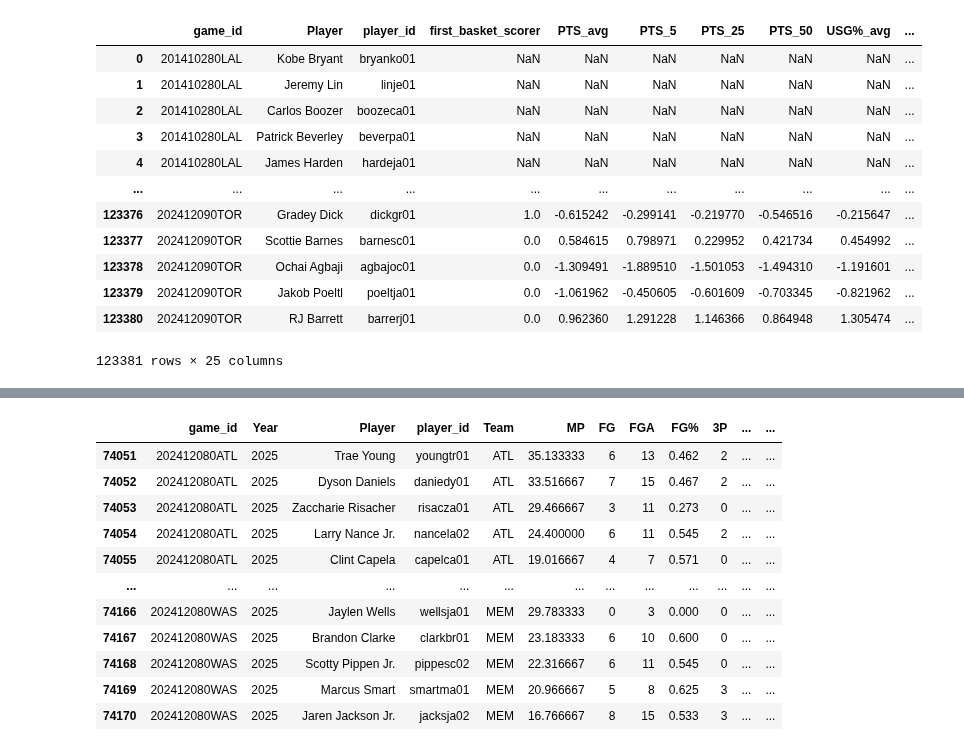
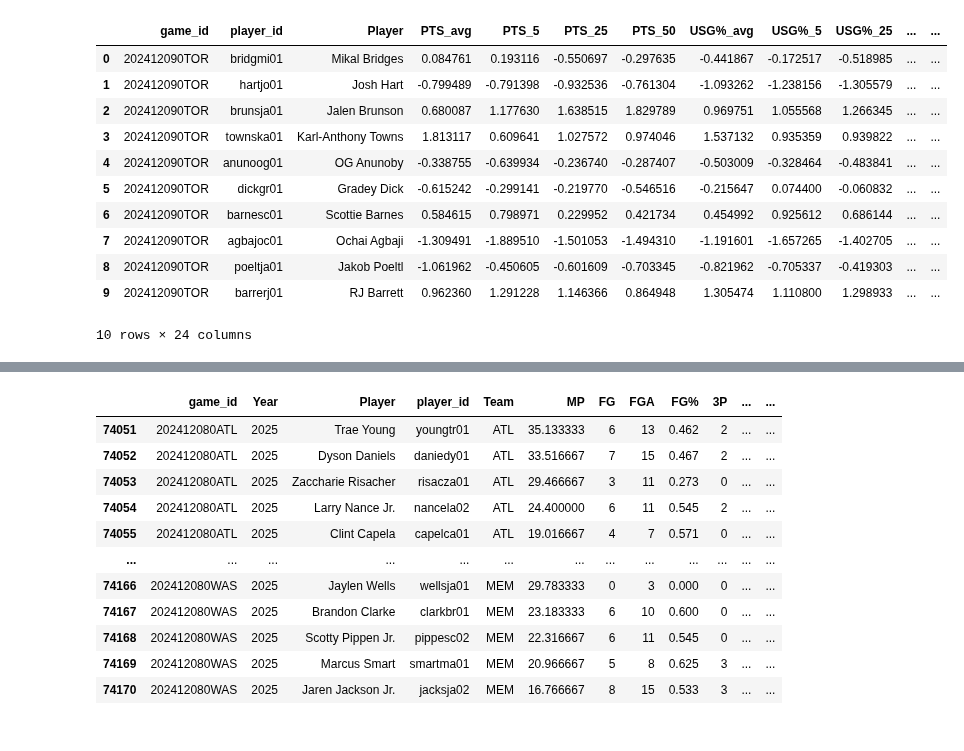
Before and after one commit to martinbog19/LeFirstBasket, a Jupyter notebook: starting_lineups.ipynb, the cells around one changed output, grey strips where cells are left out. Drawn from its saved outputs; the diff is of its cells as text; code cells hidden in the pictures.

```diff
--- a/starting_lineups.ipynb
+++ b/starting_lineups.ipynb
@@ -18,19 +18,21 @@ from helpers.utils import getId
 # %%
 from helpers.preprocess import feature_engineering
 data, features = feature_engineering()
-# %%
-data
-# %% [output]
-|  | game_id | Player | player_id | first_basket_scorer | PTS_avg | PTS_5 | PTS_25 | PTS_50 | USG%_avg | ... |
-| 0 | 201410280LAL | Kobe Bryant | bryanko01 | NaN | NaN | NaN | NaN | NaN | NaN | ... |
-| 1 | 201410280LAL | Jeremy Lin | linje01 | NaN | NaN | NaN | NaN | NaN | NaN | ... |
-| 2 | 201410280LAL | Carlos Boozer | boozeca01 | NaN | NaN | NaN | NaN | NaN | NaN | ... |
-| 3 | 201410280LAL | Patrick Beverley | beverpa01 | NaN | NaN | NaN | NaN | NaN | NaN | ... |
-| 4 | 201410280LAL | James Harden | hardeja01 | NaN | NaN | NaN | NaN | NaN | NaN | ... |
-| ... | ... | ... | ... | ... | ... | ... | ... | ... | ... | ... |
-| 123376 | 202412090TOR | Gradey Dick | dickgr01 | 1.0 | -0.615242 | -0.299141 | -0.219770 | -0.546516 | -0.215647 | ... |
-| 123377 | 202412090TOR | Scottie Barnes | barnesc01 | 0.0 | 0.584615 | 0.798971 | 0.229952 | 0.421734 | 0.454992 | ... |
-| 123378 | 202412090TOR | Ochai Agbaji | agbajoc01 | 0.0 | -1.309491 | -1.889510 | -1.501053 | -1.494310 | -1.191601 | ... |
-| 123379 | 202412090TOR | Jakob Poeltl | poeltja01 | 0.0 | -1.061962 | -0.450605 | -0.601609 | -0.703345 | -0.821962 | ... |
-| 123380 | 202412090TOR | RJ Barrett | barrerj01 | 0.0 | 0.962360 | 1.291228 | 1.146366 | 0.864948 | 1.305474 | ... |
-123381 rows × 25 columns
+# %%
+games = data.copy()[data['game_id'] == '202412090TOR'].reset_index(drop = True)
+
+X = games[features].to_numpy()
+games[['game_id', 'player_id', 'Player'] + features]
+# %% [output]
+|  | game_id | player_id | Player | PTS_avg | PTS_5 | PTS_25 | PTS_50 | USG%_avg | USG%_5 | USG%_25 | ... | ... |
+| 0 | 202412090TOR | bridgmi01 | Mikal Bridges | 0.084761 | 0.193116 | -0.550697 | -0.297635 | -0.441867 | -0.172517 | -0.518985 | ... | ... |
+| 1 | 202412090TOR | hartjo01 | Josh Hart | -0.799489 | -0.791398 | -0.932536 | -0.761304 | -1.093262 | -1.238156 | -1.305579 | ... | ... |
+| 2 | 202412090TOR | brunsja01 | Jalen Brunson | 0.680087 | 1.177630 | 1.638515 | 1.829789 | 0.969751 | 1.055568 | 1.266345 | ... | ... |
+| 3 | 202412090TOR | townska01 | Karl-Anthony Towns | 1.813117 | 0.609641 | 1.027572 | 0.974046 | 1.537132 | 0.935359 | 0.939822 | ... | ... |
+| 4 | 202412090TOR | anunoog01 | OG Anunoby | -0.338755 | -0.639934 | -0.236740 | -0.287407 | -0.503009 | -0.328464 | -0.483841 | ... | ... |
+| 5 | 202412090TOR | dickgr01 | Gradey Dick | -0.615242 | -0.299141 | -0.219770 | -0.546516 | -0.215647 | 0.074400 | -0.060832 | ... | ... |
+| 6 | 202412090TOR | barnesc01 | Scottie Barnes | 0.584615 | 0.798971 | 0.229952 | 0.421734 | 0.454992 | 0.925612 | 0.686144 | ... | ... |
+| 7 | 202412090TOR | agbajoc01 | Ochai Agbaji | -1.309491 | -1.889510 | -1.501053 | -1.494310 | -1.191601 | -1.657265 | -1.402705 | ... | ... |
+| 8 | 202412090TOR | poeltja01 | Jakob Poeltl | -1.061962 | -0.450605 | -0.601609 | -0.703345 | -0.821962 | -0.705337 | -0.419303 | ... | ... |
+| 9 | 202412090TOR | barrerj01 | RJ Barrett | 0.962360 | 1.291228 | 1.146366 | 0.864948 | 1.305474 | 1.110800 | 1.298933 | ... | ... |
+10 rows × 24 columns
```
Also changed, not shown: parts of 3 cells of this notebook, 1 other file.
